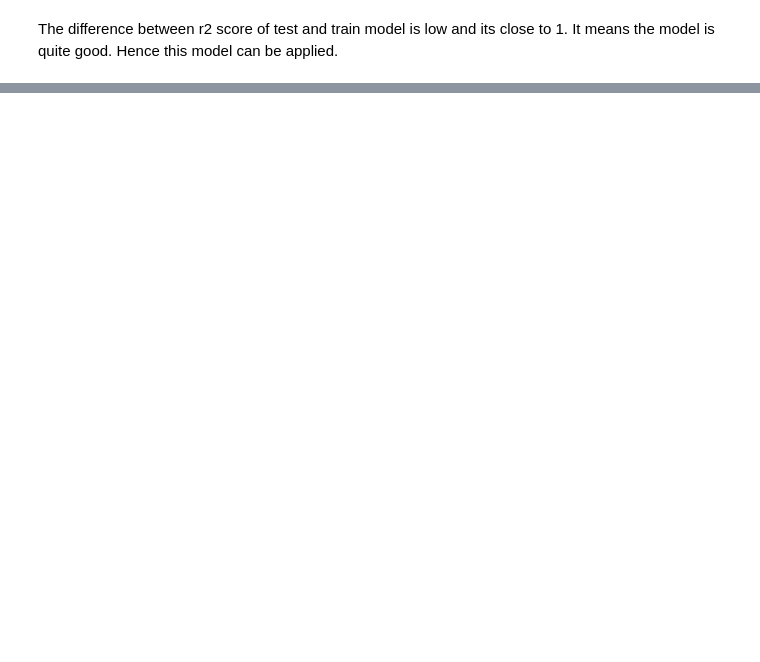
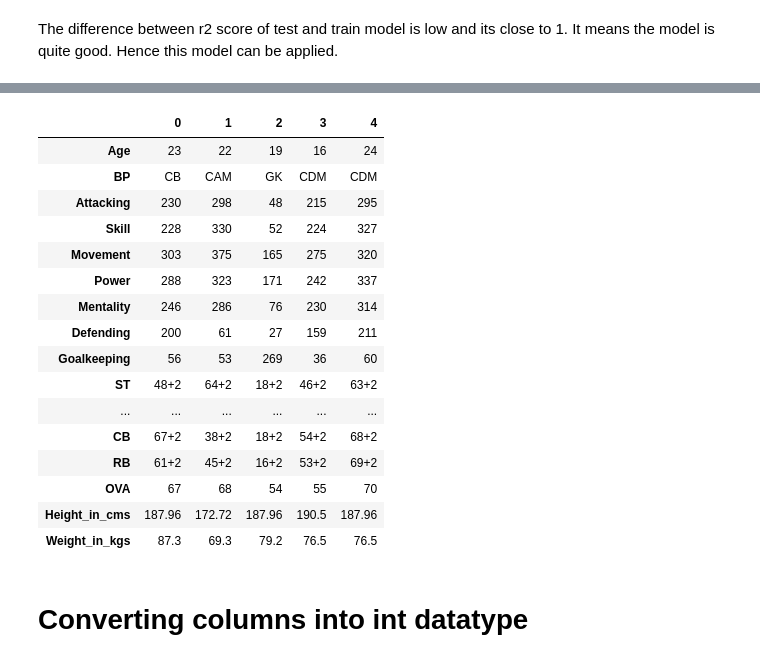
Before and after one commit to vrushali92/FIFA21, a Jupyter notebook: FIFA_21.ipynb, the cells around one changed output, grey strips where cells are left out. Drawn from its saved outputs; the diff is of its cells as text; code cells hidden in the pictures; blank space fills up the shorter version.

```diff
--- a/FIFA_21.ipynb
+++ b/FIFA_21.ipynb
@@ -692,0 +750,4 @@ The difference between r2 score of test and train model is low and its close to
+# %%
+file_to_predict = file_to_predict.drop_duplicates()
+
+file_to_predict.shape
@@ -692,0 +758,8 @@ The difference between r2 score of test and train model is low and its close to
+# %%
+columns_to_keep = ['Age', 'Height', 'Weight', 'BP', 'Attacking', 'Skill',
+                   'Movement', 'Power', 'Mentality', 'Defending', 'Goalkeeping', 'ST',
+                   'CF', 'RW', 'CAM', 'CM', 'RM', 'CDM', 'RWB', 'CB', 'RB', 'OVA']
+
+file_to_predict_new = file_to_predict[columns_to_keep]
+display(file_to_predict_new.shape)
+file_to_predict_new.head().T
@@ -692,0 +787,3 @@ The difference between r2 score of test and train model is low and its close to
+# %%
+file_to_predict_new["Height_in_cms"] = file_to_predict_new["Height"].apply(convert_height)
+file_to_predict_new["Weight_in_kgs"] = file_to_predict_new["Weight"].apply(convert_weight)
@@ -692,0 +801,24 @@ The difference between r2 score of test and train model is low and its close to
+# %%
+file_to_predict_new = file_to_predict_new.drop(["Height", "Weight"], axis = 1)
+# %%
+file_to_predict_new.head().T
+# %% [output]
+|  | 0 | 1 | 2 | 3 | 4 |
+| Age | 23 | 22 | 19 | 16 | 24 |
+| BP | CB | CAM | GK | CDM | CDM |
+| Attacking | 230 | 298 | 48 | 215 | 295 |
+| Skill | 228 | 330 | 52 | 224 | 327 |
+| Movement | 303 | 375 | 165 | 275 | 320 |
+| Power | 288 | 323 | 171 | 242 | 337 |
+| Mentality | 246 | 286 | 76 | 230 | 314 |
+| Defending | 200 | 61 | 27 | 159 | 211 |
+| Goalkeeping | 56 | 53 | 269 | 36 | 60 |
+| ST | 48+2 | 64+2 | 18+2 | 46+2 | 63+2 |
+| ... | ... | ... | ... | ... | ... |
+| CB | 67+2 | 38+2 | 18+2 | 54+2 | 68+2 |
+| RB | 61+2 | 45+2 | 16+2 | 53+2 | 69+2 |
+| OVA | 67 | 68 | 54 | 55 | 70 |
+| Height_in_cms | 187.96 | 172.72 | 187.96 | 190.5 | 187.96 |
+| Weight_in_kgs | 87.3 | 69.3 | 79.2 | 76.5 | 76.5 |
+# %% [markdown]
+# Converting columns into int datatype
```
Also changed, not shown: parts of 36 cells of this notebook, 1 other file.
